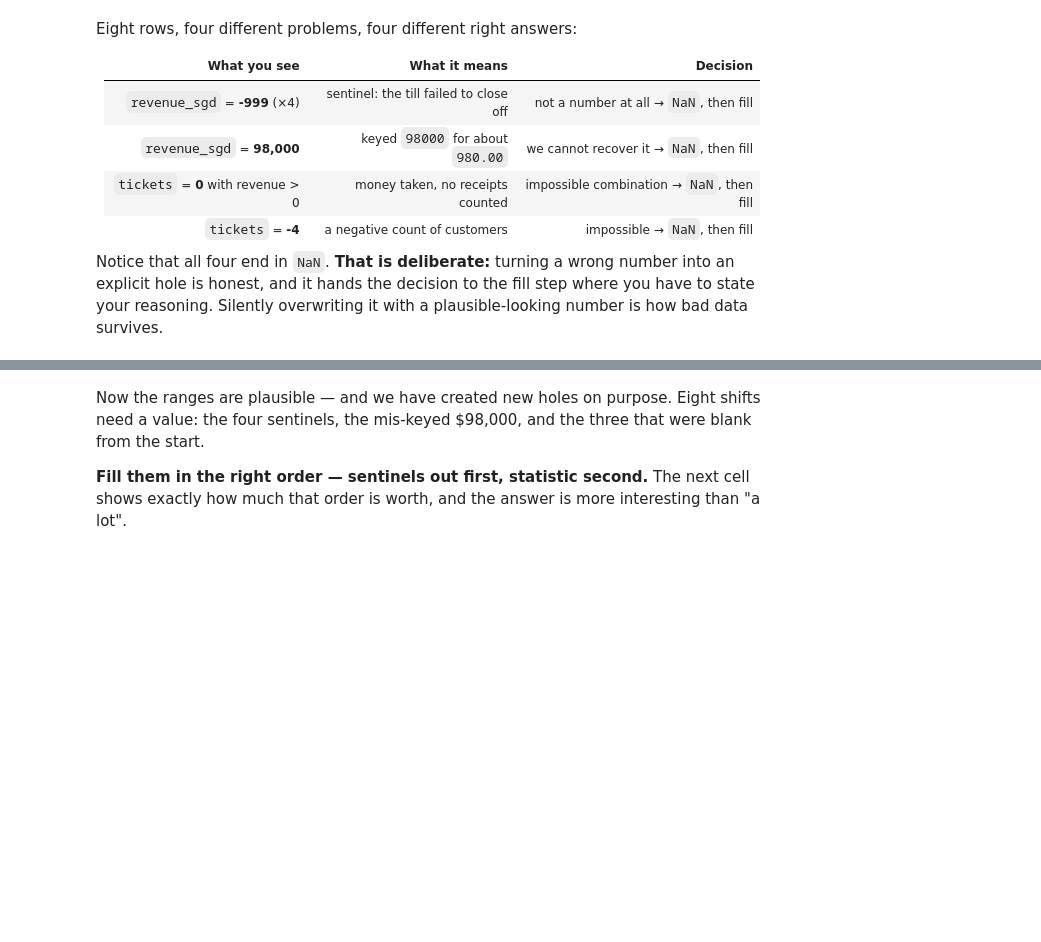
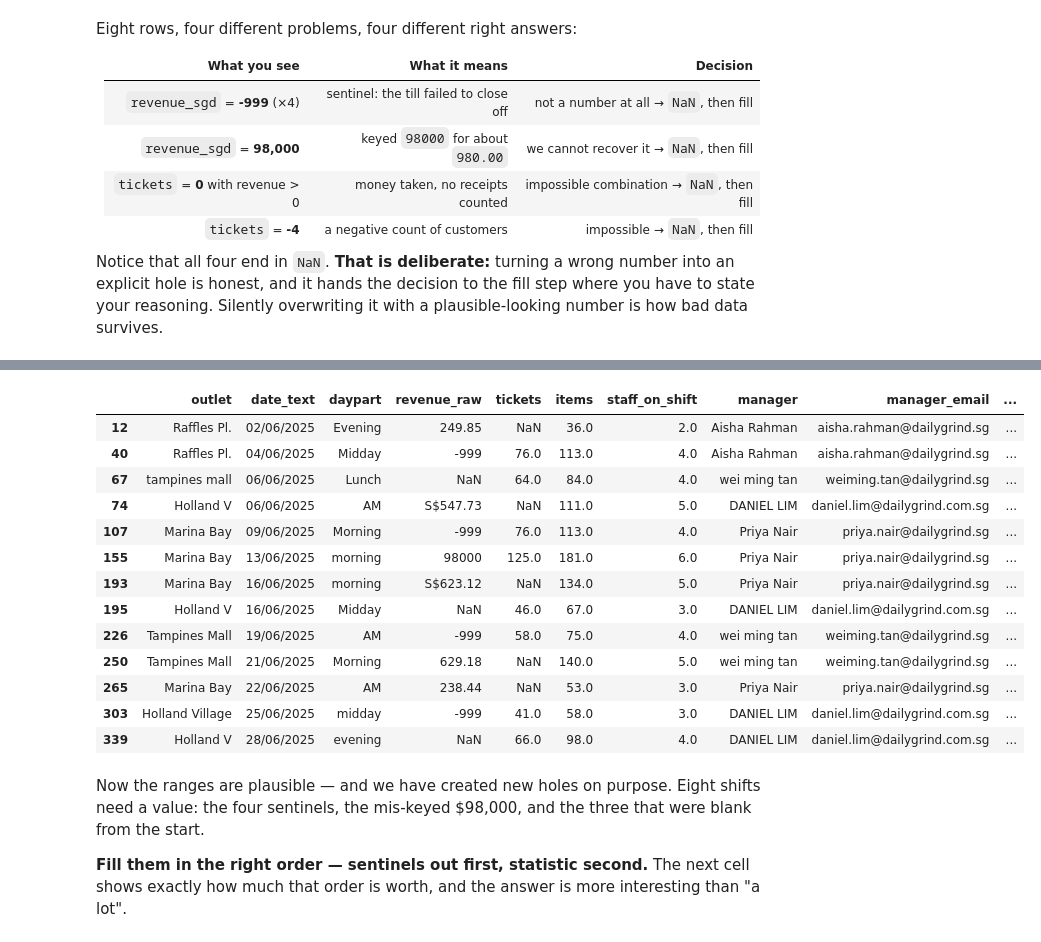
Before and after one commit to PP-123-nt/6m-data-1.8-eda-basic, a Jupyter notebook: notebooks/Part_2_data_quality.ipynb, the cells around one changed output, grey strips where cells are left out. Drawn from its saved outputs; the diff is of its cells as text; code cells hidden in the pictures; blank space fills up the shorter version.

```diff
--- a/notebooks/Part_2_data_quality.ipynb
+++ b/notebooks/Part_2_data_quality.ipynb
@@ -691,3 +701,21 @@ clean[["revenue_sgd", "tickets"]].describe()
+# %%
+bad_rows = clean[clean["revenue_sgd"].isna() | clean["tickets"].isna()]
+display(bad_rows)
+# %% [output]
+|  | outlet | date_text | daypart | revenue_raw | tickets | items | staff_on_shift | manager | manager_email | ... |
+| 12 | Raffles Pl. | 02/06/2025 | Evening | 249.85 | NaN | 36.0 | 2.0 | Aisha Rahman | aisha.rahman@dailygrind.sg | ... |
+| 40 | Raffles Pl. | 04/06/2025 | Midday | -999 | 76.0 | 113.0 | 4.0 | Aisha Rahman | aisha.rahman@dailygrind.sg | ... |
+| 67 | tampines mall | 06/06/2025 | Lunch | NaN | 64.0 | 84.0 | 4.0 | wei ming tan | weiming.tan@dailygrind.sg | ... |
+| 74 | Holland V | 06/06/2025 | AM | S$547.73 | NaN | 111.0 | 5.0 | DANIEL LIM | daniel.lim@dailygrind.com.sg | ... |
+| 107 | Marina Bay | 09/06/2025 | Morning | -999 | 76.0 | 113.0 | 4.0 | Priya Nair | priya.nair@dailygrind.sg | ... |
+| 155 | Marina Bay | 13/06/2025 | morning | 98000 | 125.0 | 181.0 | 6.0 | Priya Nair | priya.nair@dailygrind.sg | ... |
+| 193 | Marina Bay | 16/06/2025 | morning | S$623.12 | NaN | 134.0 | 5.0 | Priya Nair | priya.nair@dailygrind.sg | ... |
+| 195 | Holland V | 16/06/2025 | Midday | NaN | 46.0 | 67.0 | 3.0 | DANIEL LIM | daniel.lim@dailygrind.com.sg | ... |
+| 226 | Tampines Mall | 19/06/2025 | AM | -999 | 58.0 | 75.0 | 4.0 | wei ming tan | weiming.tan@dailygrind.sg | ... |
+| 250 | Tampines Mall | 21/06/2025 | Morning | 629.18 | NaN | 140.0 | 5.0 | wei ming tan | weiming.tan@dailygrind.sg | ... |
+| 265 | Marina Bay | 22/06/2025 | AM | 238.44 | NaN | 53.0 | 3.0 | Priya Nair | priya.nair@dailygrind.sg | ... |
+| 303 | Holland Village | 25/06/2025 | midday | -999 | 41.0 | 58.0 | 3.0 | DANIEL LIM | daniel.lim@dailygrind.com.sg | ... |
+| 339 | Holland V | 28/06/2025 | evening | NaN | 66.0 | 98.0 | 4.0 | DANIEL LIM | daniel.lim@dailygrind.com.sg | ... |
 # %% [markdown]
 Now the ranges are plausible — and we have created new holes on purpose. Eight shifts need a value:
 the four sentinels, the mis-keyed \$98,000, and the three that were blank from the start.
```
Also changed, not shown: parts of 13 cells of this notebook, 1 other file.
